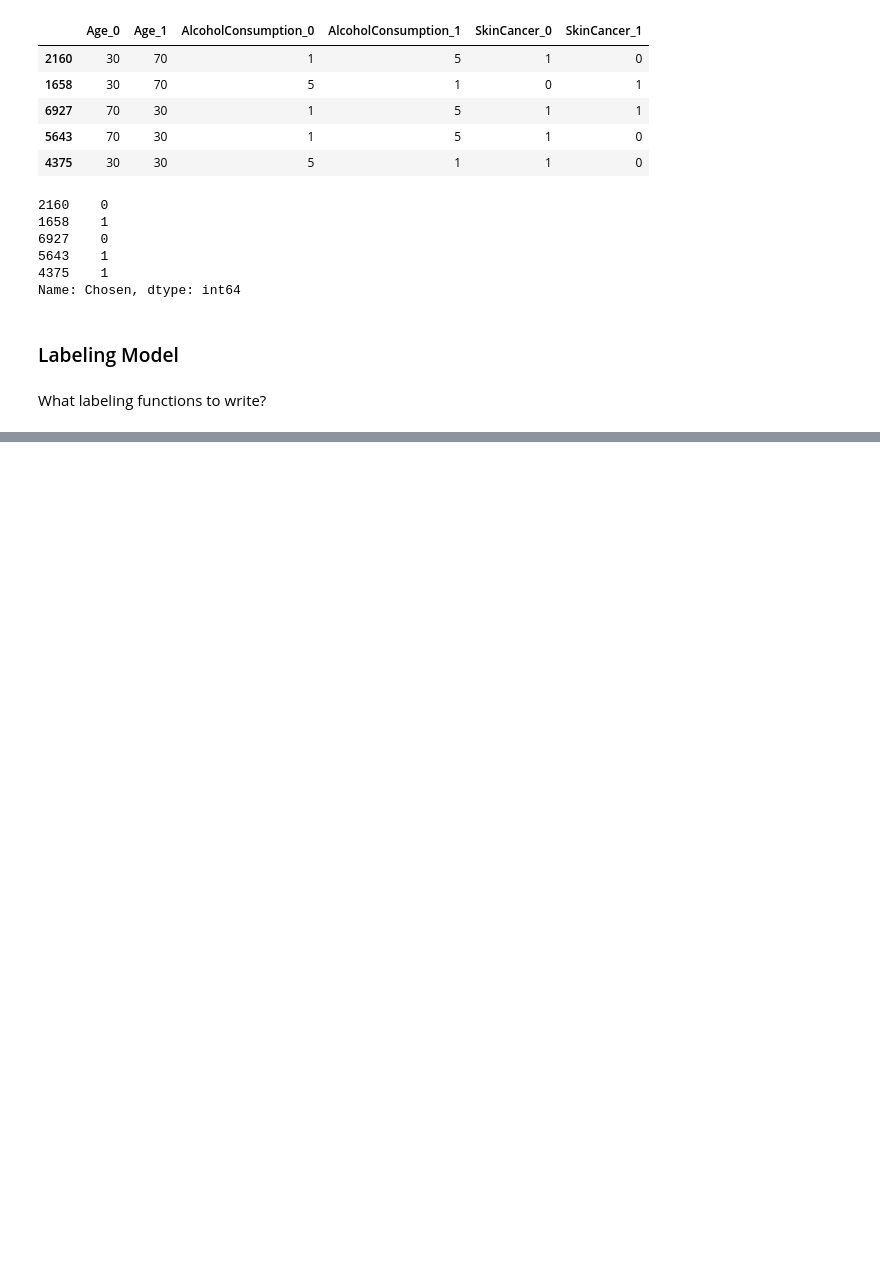
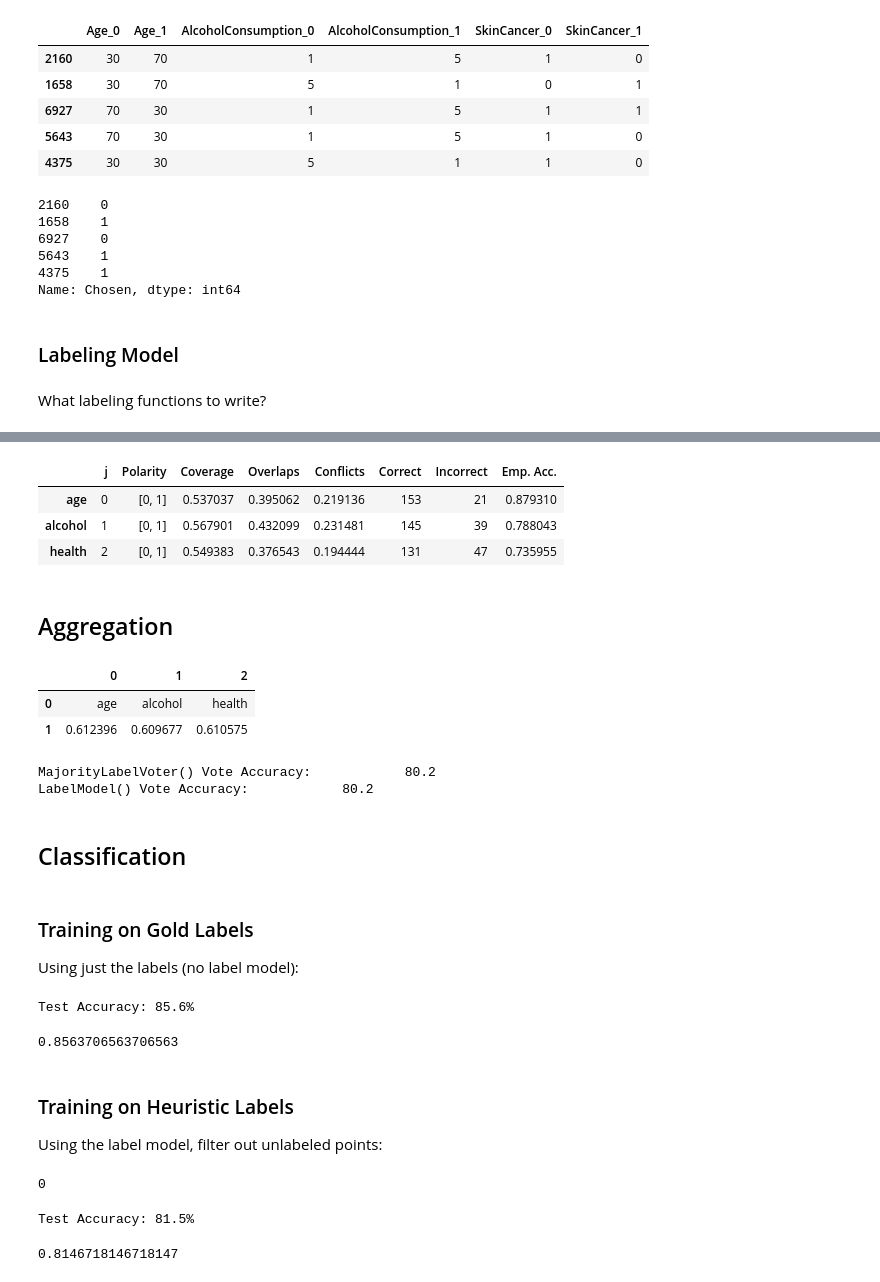
Before and after one commit to ryansteed/heuristic-moral-machine, a Jupyter notebook: jupyter/kidney-exchange.ipynb, the cells around one changed output, grey strips where cells are left out. Drawn from its saved outputs; the diff is of its cells as text; code cells hidden in the pictures; blank space fills up the shorter version.

Commit message:
:sparkles: Kidney LFs, Freedman baseline

```diff
--- a/jupyter/kidney-exchange.ipynb
+++ b/jupyter/kidney-exchange.ipynb
@@ -170,6 +171,6 @@ Index(['index_0', 'index_1', 'ID_0', 'ID_1', 'Initials_0', 'Initials_1',
       dtype='object')
 # %%
-df_proc = df_pairwise.loc[:,features]
+df_proc = df_pairwise.loc[:,features + ["Chosen"]]
 # convert to numeric, changing literals to NaN
 for f in num_features:
     df_proc.loc[:,f] = pd.to_numeric(df_proc.loc[:,f], errors='coerce')
@@ -229 +230,28 @@ array(["I looked at the age and the other health problems.  I didn't really put
       dtype=object)
+# %%
+import hmm.labeling.kidney_exchange as ke
+import hmm.labeling.models
+import hmm.labeling.utils
+importlib.reload(hmm.labeling.kidney_exchange)
+importlib.reload(hmm.labeling.models)
+importlib.reload(hmm.labeling.utils)
+
+from hmm.labeling.models import Labeler
+from snorkel.labeling import LFAnalysis
+
+lfs = [
+    ke.age,
+    ke.alcohol,
+    ke.health
+]
+
+labeler = Labeler(lfs)
+L_train, L_dev, L_val = labeler.label([X_train, X_dev, X_val])
+LFAnalysis(L=L_dev, lfs=lfs).lf_summary(Y=y_dev.values).sort_values("Correct", ascending=False)
+# %% [output]
+|  | j | Polarity | Coverage | Overlaps | Conflicts | Correct | Incorrect | Emp. Acc. |
+| age | 0 | [0, 1] | 0.537037 | 0.395062 | 0.219136 | 153 | 21 | 0.879310 |
+| alcohol | 1 | [0, 1] | 0.567901 | 0.432099 | 0.231481 | 145 | 39 | 0.788043 |
+| health | 2 | [0, 1] | 0.549383 | 0.376543 | 0.194444 | 131 | 47 | 0.735955 |
+# %% [markdown]
+## Aggregation
@@ -229,0 +263,21 @@ array(["I looked at the age and the other health problems.  I didn't really put
+# %%
+# cardinality is num classes
+importlib.reload(hmm.labeling.models)
+
+model_label = labeler.fit(L_train, Y_dev=y_dev.values, fit_params={'n_epochs': 200, 'log_freq': 50})
+pd.DataFrame([[lf.name for lf in lfs], model_label.get_weights()])
+# %% [output]
+|  | 0 | 1 | 2 |
+| 0 | age | alcohol | health |
+| 1 | 0.612396 | 0.609677 | 0.610575 |
+# %%
+importlib.reload(hmm.labeling.models)
+from hmm.labeling.models import Labeler
+
+for model in [model_majority, model_label]:
+    Labeler.score(model, L_val, y_val)
+# %% [output]
+MajorityLabelVoter() Vote Accuracy:            80.2
+LabelModel() Vote Accuracy:            80.2
+# %% [markdown]
+## Classification
@@ -229,0 +290,29 @@ array(["I looked at the age and the other health problems.  I didn't really put
+# %% [markdown]
+### Training on Gold Labels
+
+Using just the labels (no label model):
+# %%
+clf.fit(X_train, y_train)
+clf.score(X_test, y_test)
+# %% [output]
+Test Accuracy: 85.6%
+0.8563706563706563
+# %% [markdown]
+### Training on Heuristic Labels
+
+Using the label model, filter out unlabeled points:
+# %%
+X_train_filtered, probs_train_filtered = labeler.filter_probs(X_train, L_train)
+# check if filtered X_train has same columns
+# X_train_filtered.columns == X_train.columns
+# how many were filtered?
+X_train.shape[0] - X_train_filtered.shape[0]
+# %% [output]
+0
+# %%
+preds_train_filtered = Labeler.probs_to_preds(probs_train_filtered)
+clf.fit(X_train_filtered, preds_train_filtered)
+clf.score(X_test, y_test)
+# %% [output]
+Test Accuracy: 81.5%
+0.8146718146718147
```
Also changed, not shown: parts of 13 cells of this notebook, 2 other files.
